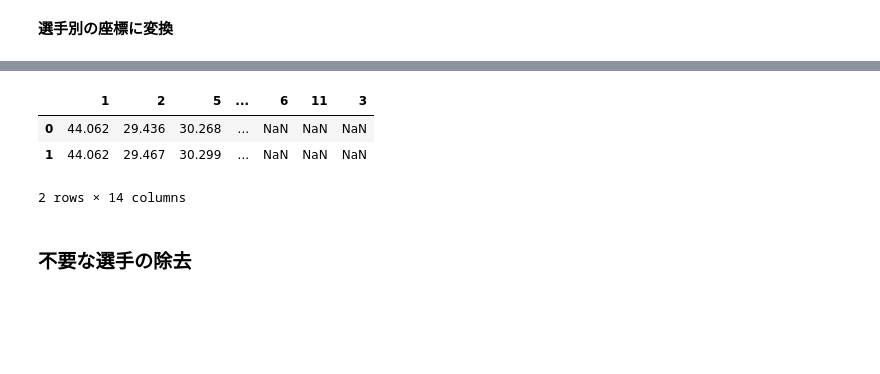
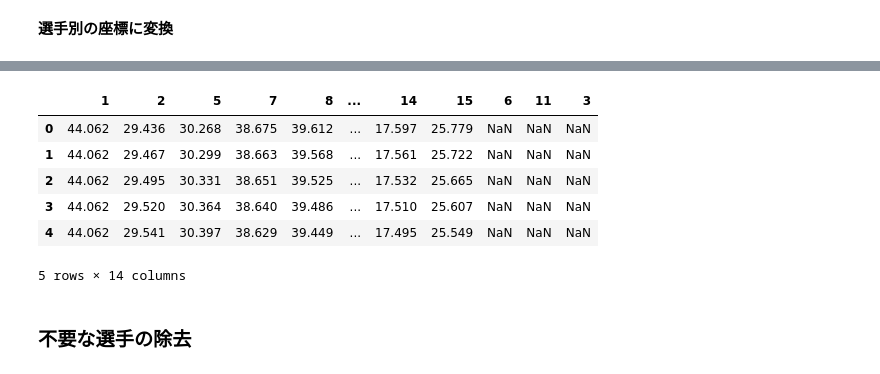
Before and after one commit to tnarizuka/sports_data_programming, a Jupyter notebook: _build/jupyter_execute/chap_7/7_tracking.ipynb, the cells around one changed output, grey strips where cells are left out. Saved outputs shown, nothing was run; the diff lists cells and outputs as text; code cells hidden in the pictures; blank space fills up the shorter version.

```diff
--- a/_build/jupyter_execute/chap_7/7_tracking.ipynb
+++ b/_build/jupyter_execute/chap_7/7_tracking.ipynb
@@ -12,7 +12,7 @@ plt.rcParams['font.family'] = 'Hiragino Sans'
 np.set_printoptions(suppress=True, precision=3)
 pd.set_option('display.precision', 3)    # 小数点以下の表示桁
 pd.set_option('display.max_rows', 50)   # 表示する行数の上限
-pd.set_option('display.max_columns', 7)  # 表示する列数の上限
+pd.set_option('display.max_columns', 10)  # 表示する列数の上限
 %precision 3
 # %% [output]
 '%.3f'
@@ -96,8 +95,8 @@ df.head(2)
 'time'列には試合が行われた年月日および時刻が文字列として保存されている．
 このうち，前半の年月日の情報は不要なので，`str.split`メソッドを用いて年月日と時刻を切り離す．
 # %%
-tmp = df['time'].str.split(' ', expand=True)
-tmp.head(2)
+temp = df['time'].str.split(' ', expand=True)
+temp.head(2)
 # %% [output]
 |  | 0 | 1 |
 | 0 | 2013-11-03 | 18:01:09 |
@@ -110,7 +109,7 @@ tmp.head(2)
 - `df`の第0行からの経過時間に変換し，`df`の'time'列に追加する
 # %%
 # 経過時間（秒）に変換
-times = tmp[1].str.split(':', expand=True).astype(float)
+times = temp[1].str.split(':', expand=True).astype(float)
 sec = times[1]*60 + times[2]
 df['time'] = sec - sec.iloc[0]
 
@@ -131,8 +130,8 @@ df.head(2)
 # %%
 U = df['id'].unique()  # 選手ID
 T = np.arange(0, df['time'].max()+0.05, 0.05)  # 0.05秒刻みの経過時間
-df_x = DataFrame({'t': T})  # x座標
-df_y = DataFrame({'t': T})  # y座標
+df_x = pd.DataFrame({'t': T})  # x座標
+df_y = pd.DataFrame({'t': T})  # y座標
 
 for u in U:
     df_u = df.loc[df['id']==u]  # 選手uだけ抽出
@@ -153,10 +155,13 @@ df_x.head(2)
 # %%
-df_y.head(2)
+df_y.head()
 # %% [output]
-|  | 1 | 2 | 5 | ... | 6 | 11 | 3 |
-| 0 | 44.062 | 29.436 | 30.268 | ... | NaN | NaN | NaN |
-| 1 | 44.062 | 29.467 | 30.299 | ... | NaN | NaN | NaN |
+|  | 1 | 2 | 5 | 7 | 8 | ... | 14 | 15 | 6 | 11 | 3 |
+| 0 | 44.062 | 29.436 | 30.268 | 38.675 | 39.612 | ... | 17.597 | 25.779 | NaN | NaN | NaN |
+| 1 | 44.062 | 29.467 | 30.299 | 38.663 | 39.568 | ... | 17.561 | 25.722 | NaN | NaN | NaN |
+| 2 | 44.062 | 29.495 | 30.331 | 38.651 | 39.525 | ... | 17.532 | 25.665 | NaN | NaN | NaN |
+| 3 | 44.062 | 29.520 | 30.364 | 38.640 | 39.486 | ... | 17.510 | 25.607 | NaN | NaN | NaN |
+| 4 | 44.062 | 29.541 | 30.397 | 38.629 | 39.449 | ... | 17.495 | 25.549 | NaN | NaN | NaN |
-2 rows × 14 columns
+5 rows × 14 columns
 # %% [markdown]
 ### 不要な選手の除去
 # %% [markdown]
```
Also changed, not shown: parts of 7 cells of this notebook, 7 other files.
